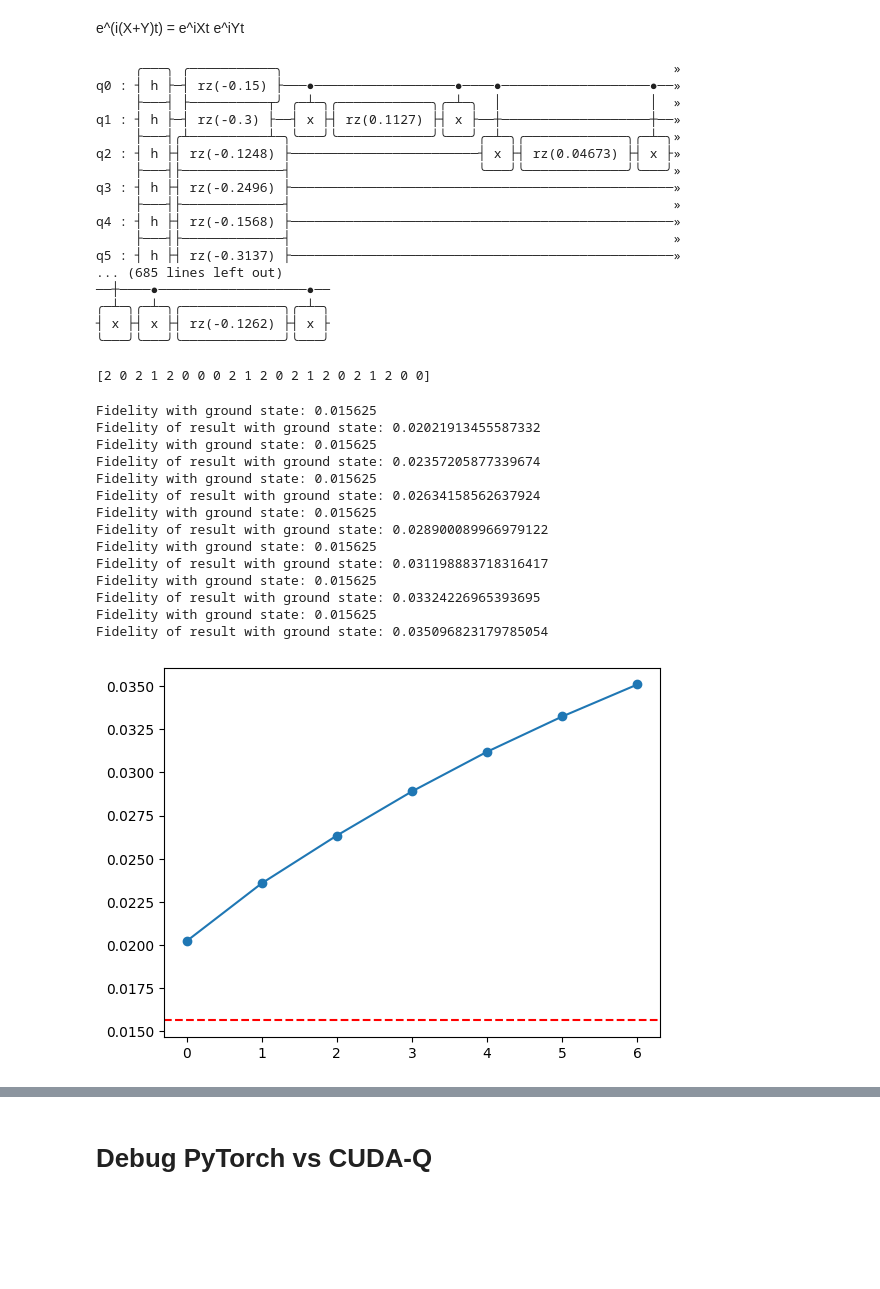
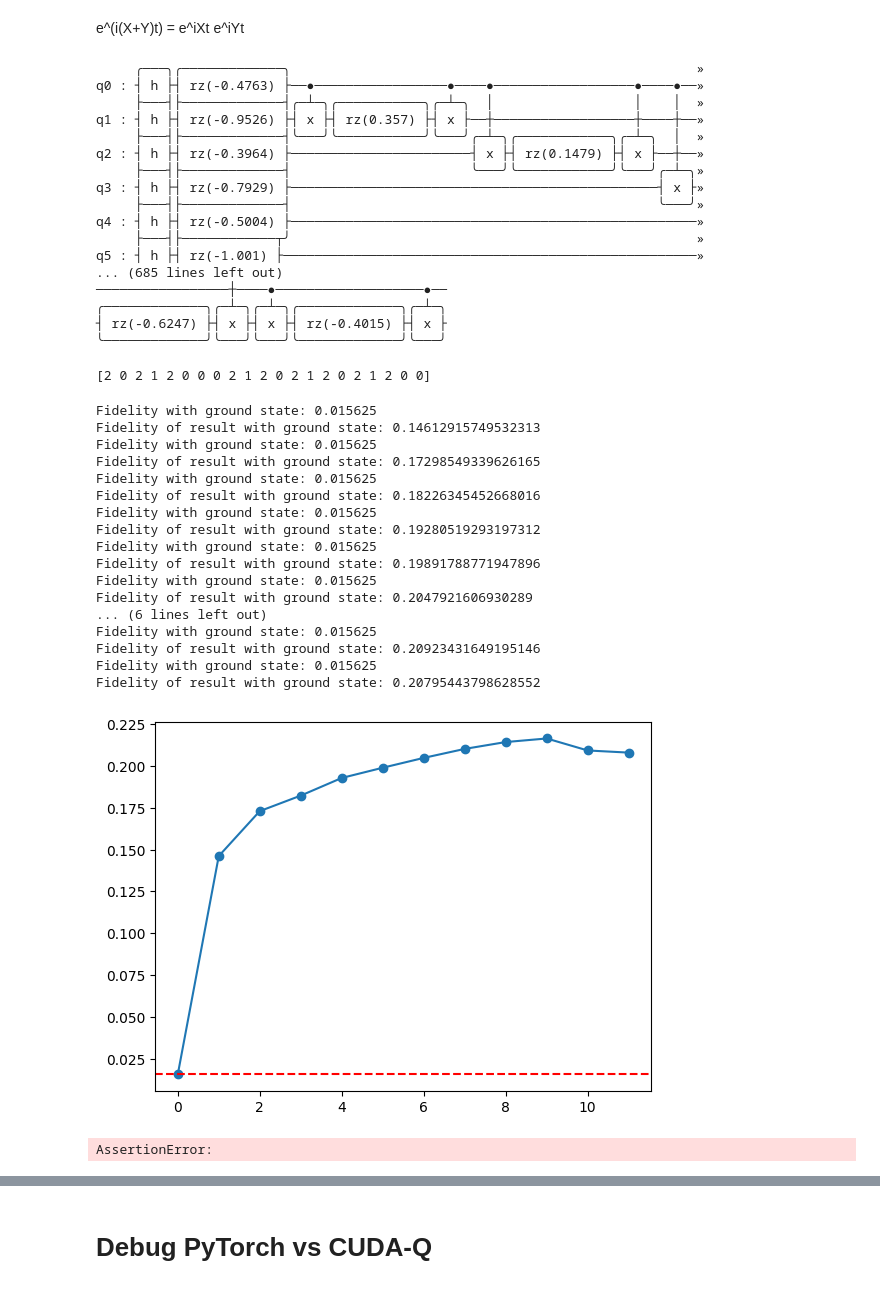
Before and after one commit to AndewNN/Quantum_Computing, a Jupyter notebook: DB-QITE/cudaq.ipynb, the cells around one changed output, grey strips where cells are left out. Drawn from its saved outputs; the diff is of its cells as text; code cells hidden in the pictures; blank space fills up the shorter version.

```diff
--- a/DB-QITE/cudaq.ipynb
+++ b/DB-QITE/cudaq.ipynb
@@ -589,25 +607,25 @@ def kernel_DB_QITE(step_size: List[float], qubit_count: int, idx_1: List[int], c
         elif type_l[i] == 2:
             h(qreg)
 # %%
-print(cudaq.draw(kernel_DB_QITE, [1.0]*k, TARGET_QUBIT, idx_1_use, coeff_1_use, idx_2_a_use, idx_2_b_use, coeff_2_use, type_l[1], tim_l[1], abs_l[1]))
+print(cudaq.draw(kernel_DB_QITE, [10.0]*k, TARGET_QUBIT, idx_1_use, coeff_1_use, idx_2_a_use, idx_2_b_use, coeff_2_use, type_l[1], tim_l[1], abs_l[1]))
 # %% [output]
-     ╭───╮ ╭───────────╮                                                  »
-q0 : ┤ h ├─┤ rz(-0.15) ├───●──────────────────●────●───────────────────●──»
-     ├───┤ ├──────────┬╯ ╭─┴─╮╭────────────╮╭─┴─╮  │                   │  »
-q1 : ┤ h ├─┤ rz(-0.3) ├──┤ x ├┤ rz(0.1127) ├┤ x ├──┼───────────────────┼──»
-     ├───┤╭┴──────────┴─╮╰───╯╰────────────╯╰───╯╭─┴─╮╭─────────────╮╭─┴─╮»
-q2 : ┤ h ├┤ rz(-0.1248) ├────────────────────────┤ x ├┤ rz(0.04673) ├┤ x ├»
-     ├───┤├─────────────┤                        ╰───╯╰─────────────╯╰───╯»
-q3 : ┤ h ├┤ rz(-0.2496) ├─────────────────────────────────────────────────»
-     ├───┤├─────────────┤                                                 »
-q4 : ┤ h ├┤ rz(-0.1568) ├─────────────────────────────────────────────────»
-     ├───┤├─────────────┤                                                 »
-q5 : ┤ h ├┤ rz(-0.3137) ├─────────────────────────────────────────────────»
+     ╭───╮╭─────────────╮                                                    »
+q0 : ┤ h ├┤ rz(-0.4763) ├──●─────────────────●────●──────────────────●────●──»
+     ├───┤├─────────────┤╭─┴─╮╭───────────╮╭─┴─╮  │                  │    │  »
+q1 : ┤ h ├┤ rz(-0.9526) ├┤ x ├┤ rz(0.357) ├┤ x ├──┼──────────────────┼────┼──»
+     ├───┤├─────────────┤╰───╯╰───────────╯╰───╯╭─┴─╮╭────────────╮╭─┴─╮  │  »
+q2 : ┤ h ├┤ rz(-0.3964) ├───────────────────────┤ x ├┤ rz(0.1479) ├┤ x ├──┼──»
+     ├───┤├─────────────┤                       ╰───╯╰────────────╯╰───╯╭─┴─╮»
+q3 : ┤ h ├┤ rz(-0.7929) ├───────────────────────────────────────────────┤ x ├»
+     ├───┤├─────────────┤                                               ╰───╯»
+q4 : ┤ h ├┤ rz(-0.5004) ├────────────────────────────────────────────────────»
+     ├───┤├────────────┬╯                                                    »
+q5 : ┤ h ├┤ rz(-1.001) ├─────────────────────────────────────────────────────»
 ... (685 lines left out)
-──┼────●───────────────────●──
-╭─┴─╮╭─┴─╮╭─────────────╮╭─┴─╮
-┤ x ├┤ x ├┤ rz(-0.1262) ├┤ x ├
-╰───╯╰───╯╰─────────────╯╰───╯
+─────────────────┼────●───────────────────●──
+╭─────────────╮╭─┴─╮╭─┴─╮╭─────────────╮╭─┴─╮
+┤ rz(-0.6247) ├┤ x ├┤ x ├┤ rz(-0.4015) ├┤ x ├
+╰─────────────╯╰───╯╰───╯╰─────────────╯╰───╯
 # %%
 print(type_l[1])
 # %% [output]
@@ -615,36 +633,43 @@ print(type_l[1])
 # %%
 fid_l = []
 for i in range(1, k+1):
-    result = cudaq.get_state(kernel_DB_QITE, [1]*i, TARGET_QUBIT, idx_1_use, coeff_1_use, idx_2_a_use, idx_2_b_use, coeff_2_use, type_l[i-1], tim_l[i-1], abs_l[i-1])
+    result = cudaq.get_state(kernel_DB_QITE, [2.5,7.8,2,1,3,1]+ [3,3,3,3], TARGET_QUBIT, idx_1_use, coeff_1_use, idx_2_a_use, idx_2_b_use, coeff_2_use, type_l[i-1], tim_l[i-1], abs_l[i-1])
     result_r = cudaq.get_state(kernel_flipped, result, TARGET_QUBIT)
     # print(np.array(result_r))
     uniform_state = np.ones_like(result) / np.sqrt(len(result))
     print("Fidelity with ground state:", abs(uniform_state @ ground_state)**2)
-    fid = abs(result_r @ ground_state)**2
+    fid = abs(result_r @ ground_state)
     fid_l.append(fid)
     print("Fidelity of result with ground state:", fid)
     # print("Result of DB-QITE:", np.array(result_r))
+
+fid_l = [1/(1<<TARGET_QUBIT)] + fid_l
+plt.plot(fid_l, marker='o')
+plt.axhline(y=1/(1<<TARGET_QUBIT), color='r', linestyle='--')
+plt.show()
 # %% [output]
 Fidelity with ground state: 0.015625
-Fidelity of result with ground state: 0.02021913455587332
+Fidelity of result with ground state: 0.14612915749532313
 Fidelity with ground state: 0.015625
-Fidelity of result with ground state: 0.02357205877339674
+Fidelity of result with ground state: 0.17298549339626165
 Fidelity with ground state: 0.015625
-Fidelity of result with ground state: 0.02634158562637924
+Fidelity of result with ground state: 0.18226345452668016
 Fidelity with ground state: 0.015625
-Fidelity of result with ground state: 0.028900089966979122
+Fidelity of result with ground state: 0.19280519293197312
 Fidelity with ground state: 0.015625
-Fidelity of result with ground state: 0.031198883718316417
+Fidelity of result with ground state: 0.19891788771947896
 Fidelity with ground state: 0.015625
-Fidelity of result with ground state: 0.03324226965393695
+Fidelity of result with ground state: 0.2047921606930289
+... (6 lines left out)
 Fidelity with ground state: 0.015625
-Fidelity of result with ground state: 0.035096823179785054
+Fidelity of result with ground state: 0.20923431649195146
+Fidelity with ground state: 0.015625
+Fidelity of result with ground state: 0.20795443798628552
+[figure, added]
-# %%
-plt.plot(fid_l, marker='o')
-plt.axhline(y=1/(1<<TARGET_QUBIT), color='r', linestyle='--')
-plt.show()
-# %% [output]
-[figure, removed]
+# %%
+assert False
+# %% [output]
+AssertionError:
 # %%
 plt.figure(figsize=(15, 5))
 
```
Also changed, not shown: parts of 20 cells of this notebook, 3 other files.
